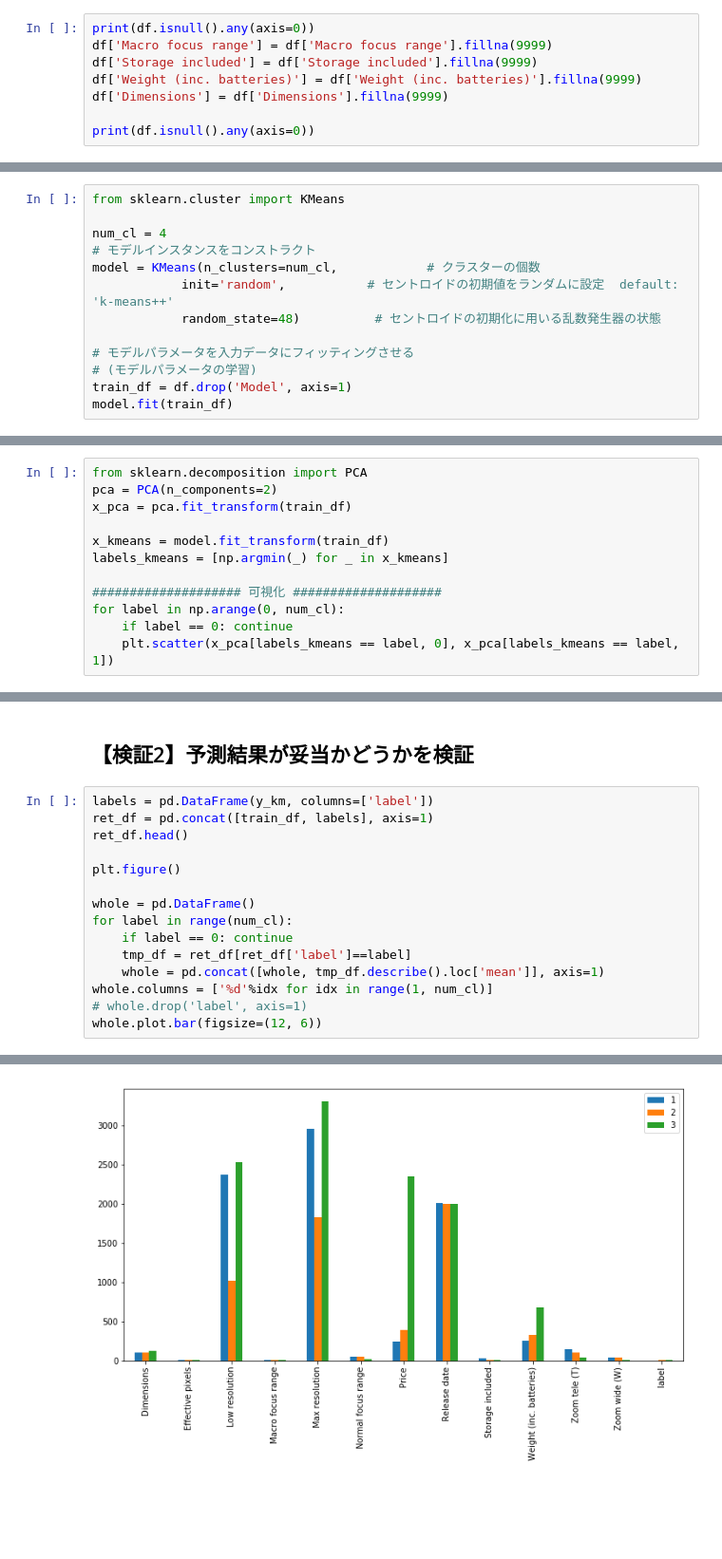
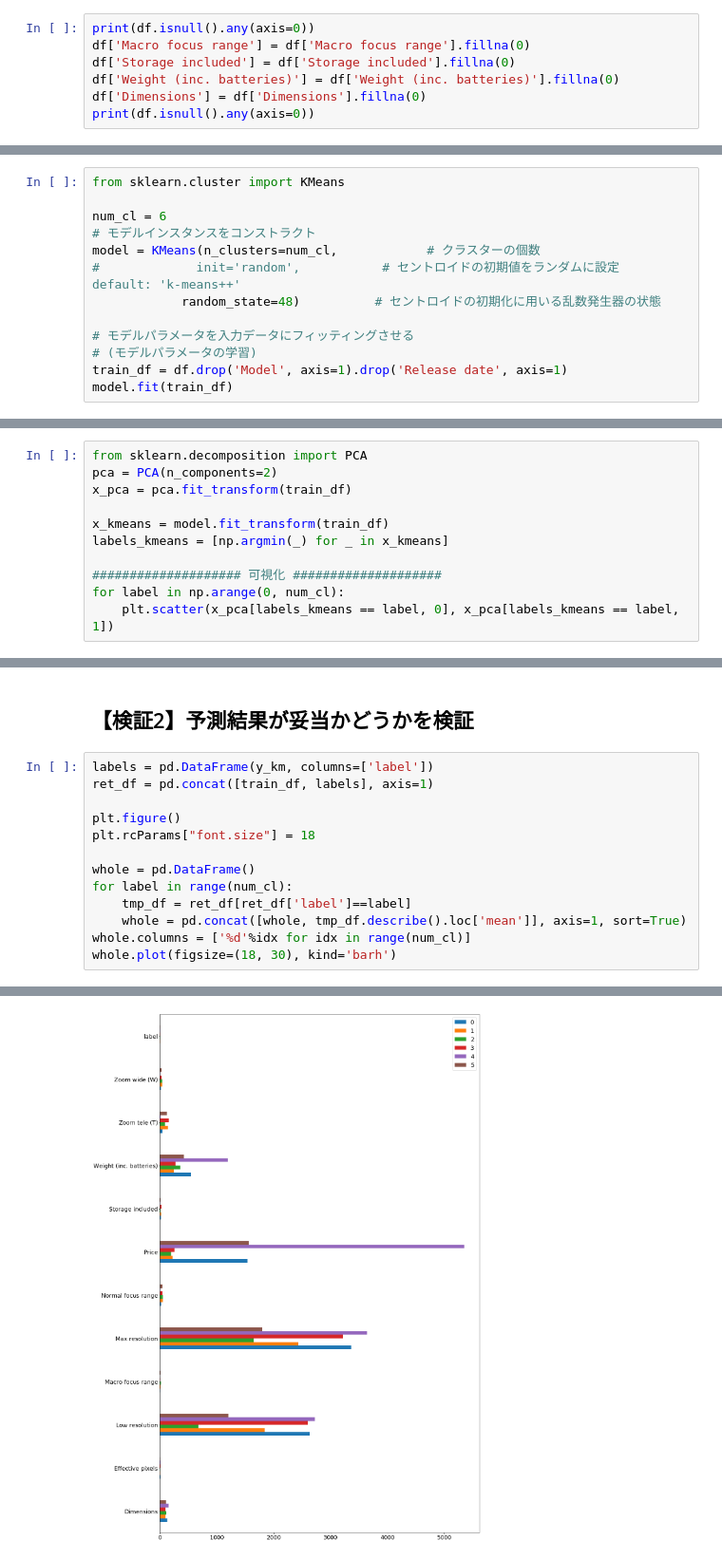
Before and after one commit to daring-board/clustering_practice, a Jupyter notebook: CameraDataClustering.ipynb, the cells around one changed output, grey strips where cells are left out. Shown at 95% size. Cells and saved outputs as stored; diff of their text form; blank space fills up the shorter version.

```diff
--- a/CameraDataClustering.ipynb
+++ b/CameraDataClustering.ipynb
@@ -23,10 +36,9 @@ df.head()
 # %%
 print(df.isnull().any(axis=0))
-df['Macro focus range'] = df['Macro focus range'].fillna(9999)
-df['Storage included'] = df['Storage included'].fillna(9999)
-df['Weight (inc. batteries)'] = df['Weight (inc. batteries)'].fillna(9999)
-df['Dimensions'] = df['Dimensions'].fillna(9999)
-
+df['Macro focus range'] = df['Macro focus range'].fillna(0)
+df['Storage included'] = df['Storage included'].fillna(0)
+df['Weight (inc. batteries)'] = df['Weight (inc. batteries)'].fillna(0)
+df['Dimensions'] = df['Dimensions'].fillna(0)
 print(df.isnull().any(axis=0))
 # %% [output]
 Model                      False
@@ -53,14 +65,14 @@ KMeansのパラメータの学習を行う。
 # %%
 from sklearn.cluster import KMeans
 
-num_cl = 4
+num_cl = 6
 # モデルインスタンスをコンストラクト
 model = KMeans(n_clusters=num_cl,            # クラスターの個数
-            init='random',           # セントロイドの初期値をランダムに設定  default: 'k-means++'
+#             init='random',           # セントロイドの初期値をランダムに設定  default: 'k-means++'
             random_state=48)          # セントロイドの初期化に用いる乱数発生器の状態
 
 # モデルパラメータを入力データにフィッティングさせる
 # (モデルパラメータの学習)
-train_df = df.drop('Model', axis=1)
+train_df = df.drop('Model', axis=1).drop('Release date', axis=1)
 model.fit(train_df)
 # %% [output]
@@ -98,6 +112,5 @@ labels_kmeans = [np.argmin(_) for _ in x_kmeans]
 
 #################### 可視化 ####################
 for label in np.arange(0, num_cl):
-    if label == 0: continue
     plt.scatter(x_pca[labels_kmeans == label, 0], x_pca[labels_kmeans == label, 1])
 # %% [output]
@@ -107,16 +120,14 @@ for label in np.arange(0, num_cl):
 # %%
 labels = pd.DataFrame(y_km, columns=['label'])
 ret_df = pd.concat([train_df, labels], axis=1)
-ret_df.head()
 
 plt.figure()
+plt.rcParams["font.size"] = 18
 
 whole = pd.DataFrame()
 for label in range(num_cl):
-    if label == 0: continue
     tmp_df = ret_df[ret_df['label']==label]
-    whole = pd.concat([whole, tmp_df.describe().loc['mean']], axis=1)
-whole.columns = ['%d'%idx for idx in range(1, num_cl)]
-# whole.drop('label', axis=1)
-whole.plot.bar(figsize=(12, 6))
+    whole = pd.concat([whole, tmp_df.describe().loc['mean']], axis=1, sort=True)
+whole.columns = ['%d'%idx for idx in range(num_cl)]
+whole.plot(figsize=(18, 30), kind='barh')
 # %% [output]
@@ -132 +136 @@ To retain the current behavior and silence the warning, pass sort=False
-[figure, old version]
+[figure, new version]
```
Also changed, not shown: parts of 14 cells of this notebook, 8 other files.
